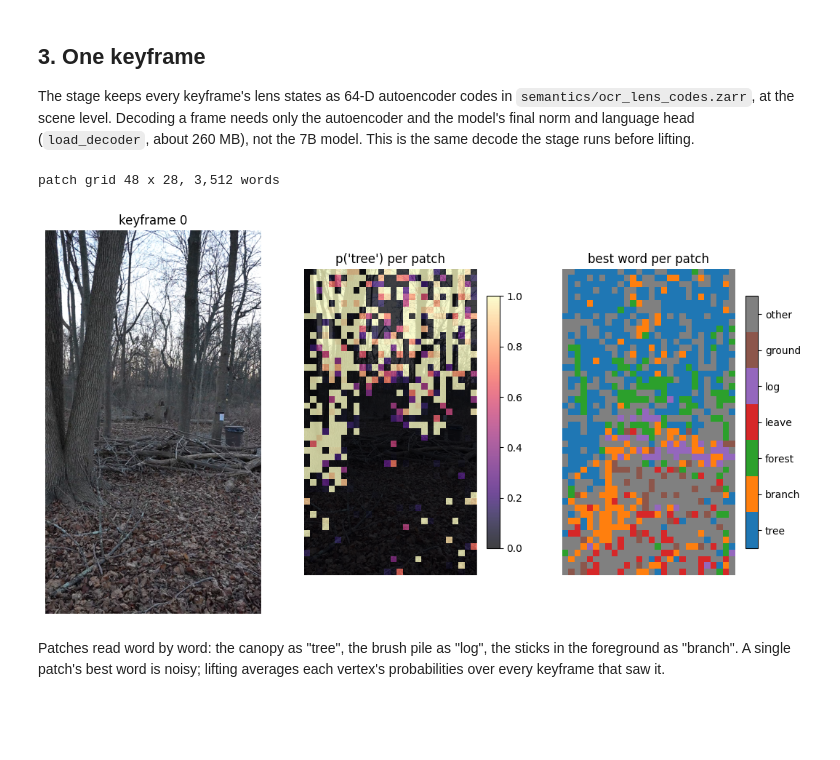
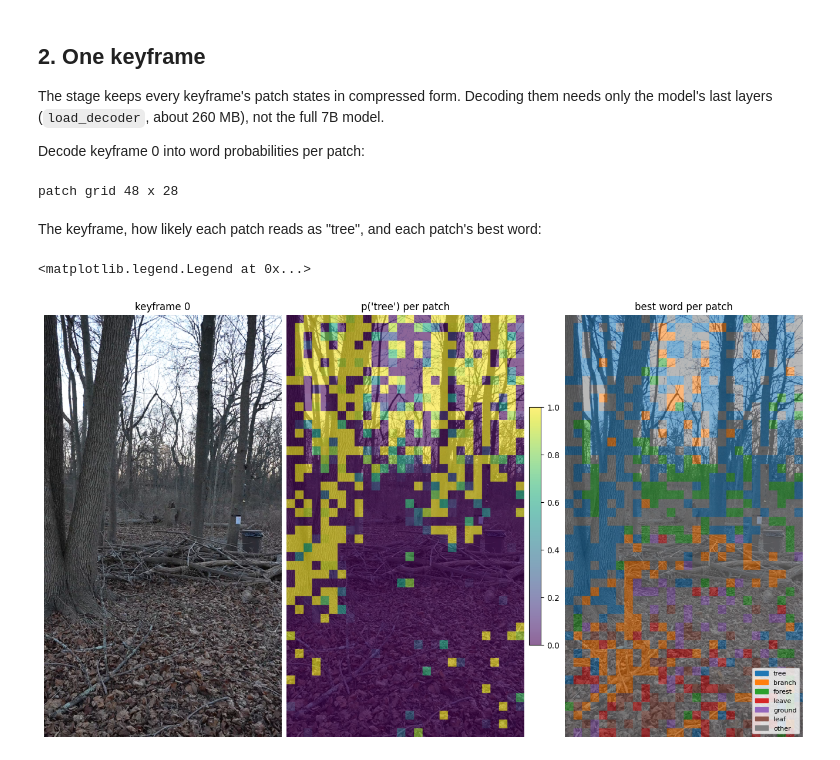
Before and after one commit to BasisResearch/collab-splats, a Jupyter notebook: docs/source/tutorials/05_semantics/ocr_lens.ipynb, the cells around one changed output. Saved outputs shown, nothing was run; the diff lists cells and outputs as text; code cells hidden in the pictures; blank space fills up the shorter version.

```diff
--- a/docs/source/tutorials/05_semantics/ocr_lens.ipynb
+++ b/docs/source/tutorials/05_semantics/ocr_lens.ipynb
@@ -60,7 +55,12 @@ word_ids = np.asarray(store["vertex_word_ids"])
 word_probs = np.asarray(store["vertex_word_probs"], dtype=np.float32)
 words = list(store.attrs["words"])
 
-print(f"vertex_word_ids   {word_ids.shape}")
-print(f"vertex_word_probs {word_probs.shape}")
-print(f"vocabulary        {len(words):,} words")
+observed = word_probs[:, 0] > 0
+print(f"{observed.mean():.1%} of {len(observed):,} vertices observed, {len(words):,} words\n")
+
+# Count each observed vertex's best word
+counts = np.bincount(word_ids[observed, 0], minlength=len(words))
+
+for word_id in np.argsort(counts)[::-1][:10]:
+    print(f"{words[word_id]:15s} {counts[word_id]:>8,} vertices")
 # %% [output]
@@ -99,69 +79,68 @@ rock               4,991 vertices
 # %% [markdown]
-## 3. One keyframe
+## 2. One keyframe
 
-The stage keeps every keyframe's lens states as 64-D autoencoder codes in
-`semantics/ocr_lens_codes.zarr`, at the scene level. Decoding a frame needs only the autoencoder
-and the model's final norm and language head (`load_decoder`, about 260 MB), not the 7B model.
-This is the same decode the stage runs before lifting.
+The stage keeps every keyframe's patch states in compressed form. Decoding them needs only the
+model's last layers (`load_decoder`, about 260 MB), not the full 7B model.
+
+Decode keyframe 0 into word probabilities per patch:
 # %%
-# Keyframe 0's row in the scene-level codes store
 codes_path = scene.semantics_cache_dir / "ocr_lens_codes.zarr"
 codes = zarr.open(str(codes_path), mode="r")["features"]
 cloud = PointcloudResult.load_zarr(scene.pointcloud_zarr, load_world_points=False)
 row = store_rows(scene.images_dir, cloud.image_paths)[0]
 
-# Autoencoder, final norm + language head, and the stage's word vocabulary
 model_id = "llava-hf/llava-v1.6-vicuna-7b-hf"
 ae = FeatureAutoencoder.load(codes_path / "autoencoder.pt").to("cuda")
 decoder = load_decoder(model_id)
 vocab = word_vocabulary(load_processor(model_id).tokenizer)
 
-# Patch codes as rows, decoded to word probabilities; ids index the same `words` as the store
+# Patch codes as rows, decoded to one probability per word
 fmap = torch.from_numpy(codes[row]).float()
 channels, height, width = fmap.shape
 states = fmap.reshape(channels, -1).T
 patch_probs = torch.cat([p for p, _ in word_probabilities(states, decoder, vocab, ae=ae)])
 patch_probs = patch_probs.cpu().numpy()
-print(f"patch grid {height} x {width}, {patch_probs.shape[1]:,} words")
+print(f"patch grid {height} x {width}")
 # %% [output]
-patch grid 48 x 28, 3,512 words
+patch grid 48 x 28
+# %% [markdown]
+The keyframe, how likely each patch reads as "tree", and each patch's best word:
 # %%
-# Probe one word; its id indexes the same vocabulary as the store
+image = np.asarray(read_image(frame_paths(scene.images_dir)[row]))
+frame_size = (image.shape[1], image.shape[0])
+
+# Probability of the probe word, upsampled to the frame
 probe = "tree"
-probe_id = words.index(probe)
-probe_map = patch_probs[:, probe_id].reshape(height, width)
+probe_map = patch_probs[:, words.index(probe)].reshape(height, width)
+probe_heat = cv2.resize(probe_map, frame_size, interpolation=cv2.INTER_NEAREST)
 
-# Each patch's best word; the frame's six most common keep a color, the rest are "other"
+# Best word per patch: the six most common keep a color, the rest are "other"
 best = patch_probs.argmax(axis=1)
 ids, counts = np.unique(best, return_counts=True)
 common = ids[np.argsort(counts)[::-1][:6]]
 labels = np.full(len(best), len(common))
 
 for k, word_id in enumerate(common):
     labels[best == word_id] = k
 
-# Frame, probe heat over it, and the best-word map, on the frame's pixel extent
-image = np.asarray(read_image(frame_paths(scene.images_dir)[row]))
-extent = (0, image.shape[1], image.shape[0], 0)
+label_map = cv2.resize(
+    labels.reshape(height, width).astype(np.uint8), frame_size, interpolation=cv2.INTER_NEAREST
+)
 colors = [*matplotlib.colormaps["tab10"].colors[: len(common)], "grey"]
-fig, axes = plt.subplots(1, 3, figsize=(13, 7.5), subplot_kw=BARE)
-axes[0].imshow(image)
-axes[1].imshow(image)
-heat = axes[1].imshow(probe_map, cmap="magma", alpha=0.75, vmin=0, vmax=1, extent=extent)
-best_map = labels.reshape(height, width)
-best_cmap = ListedColormap(colors)
-cats = axes[2].imshow(best_map, cmap=best_cmap, vmin=-0.5, vmax=len(common) + 0.5, extent=extent)
 
-for ax, title in zip(axes, ["keyframe 0", f"p({probe!r}) per patch", "best word per patch"]):
+titles = ["keyframe 0", f"p({probe!r}) per patch", "best word per patch"]
+fig, axes = plt.subplots(1, 3, figsize=(13, 7.5), subplot_kw=BARE, layout="constrained")
+
+# The frame under every panel
+for ax, title in zip(axes, titles):
+    ax.imshow(image)
     ax.set_title(title)
 
-fig.colorbar(heat, ax=axes[1], shrink=0.6)
-legend = fig.colorbar(cats, ax=axes[2], shrink=0.6, ticks=range(len(common) + 1))
-legend.set_ticklabels([words[i] for i in common] + ["other"])
-plt.show()
+heat = axes[1].imshow(probe_heat, cmap="viridis", alpha=0.6, vmin=0, vmax=1)
+fig.colorbar(heat, ax=axes[1], fraction=0.05, pad=0.02, shrink=0.6)
+axes[2].imshow(label_map, cmap=ListedColormap(colors), vmin=0, vmax=len(common), alpha=0.55)
+legend = [Patch(color=c, label=w) for c, w in zip(colors, [*[words[i] for i in common], "other"])]
+axes[2].legend(handles=legend, loc="lower right", fontsize=8)
 # %% [output]
+<matplotlib.legend.Legend at 0x...>
-[figure, old version]
+[figure, new version]
-# %% [markdown]
-Patches read word by word: the canopy as "tree", the brush pile as "log", the sticks in the
-foreground as "branch". A single patch's best word is noisy; lifting averages each vertex's
-probabilities over every keyframe that saw it.
```
Also changed, not shown: parts of 12 cells of this notebook, 19 other files.
